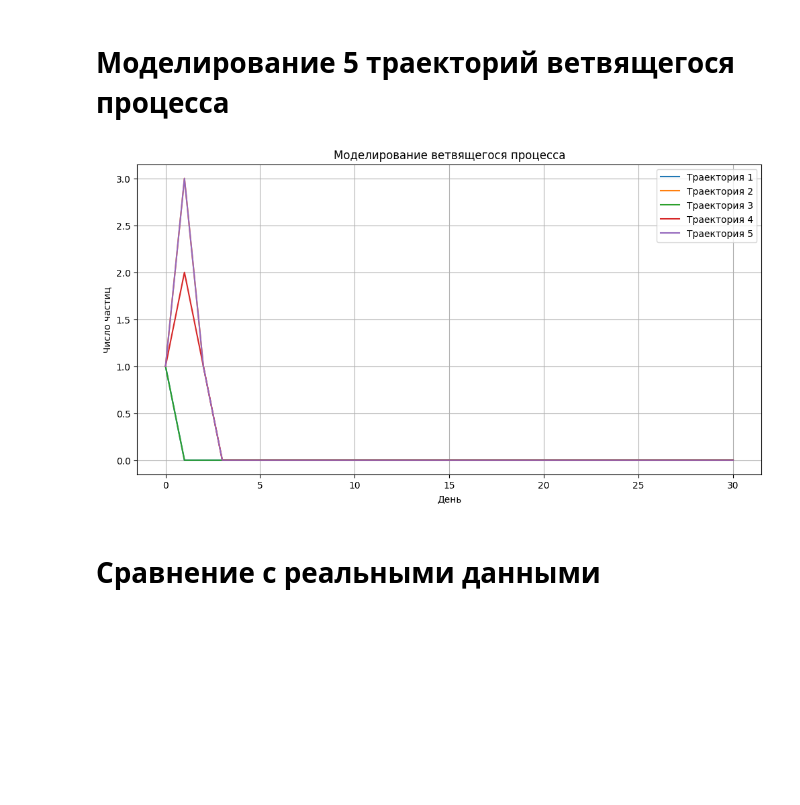
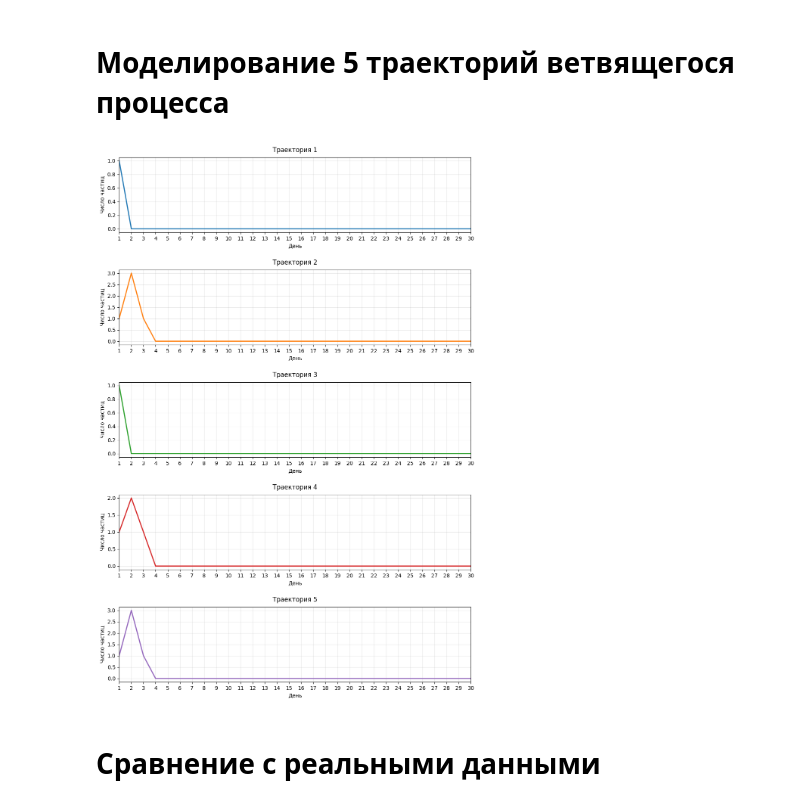
Before and after one commit to AntoninaRemizova/Minor, a Jupyter notebook: Ремизова_дз3_(Ветвящиеся_процессы).ipynb, the cells around one changed output. Saved outputs shown, nothing was run; the diff lists cells and outputs as text; code cells hidden in the pictures; blank space fills up the shorter version.

```diff
--- a/Ремизова_дз3_(Ветвящиеся_процессы).ipynb
+++ b/Ремизова_дз3_(Ветвящиеся_процессы).ipynb
@@ -97,33 +97,40 @@ else:
 # %% [markdown]
 # Моделирование 5 траекторий ветвящегося процесса
 # %%
-def simulate_branching_process(mu, days=30, trajectories=5):
+def simulate_branching_process(mu, days, trajectories):
     np.random.seed(42)
     all_trajectories = []
     for _ in range(trajectories):
         particles = [1]
         for day in range(1, days+1):
             new_particles = 0
             for _ in range(particles[-1]):
                 offspring = np.random.geometric(p=1/(mu + 1)) - 1
                 new_particles += offspring
             particles.append(new_particles)
         all_trajectories.append(particles)
     return all_trajectories
 
-trajectories = simulate_branching_process(mu_estimate, days=30, trajectories=5)
+trajectories = simulate_branching_process(mu_estimate, 30, 5)
 
-plt.figure(figsize=(12, 6))
-for i, traj in enumerate(trajectories):
-    plt.plot(traj, label=f'Траектория {i+1}')
-plt.title('Моделирование ветвящегося процесса')
-plt.xlabel('День')
-plt.ylabel('Число частиц')
-plt.legend()
-plt.grid()
+fig, axes = plt.subplots(nrows=5, ncols=1, figsize=(12, 18))
+plt.subplots_adjust(hspace=0.5)
+for i, (ax, traj) in enumerate(zip(axes, trajectories)):
+    ax.plot(traj, color=f'C{i}', linewidth=2)
+
+    ax.set_title(f'Траектория {i+1}', pad=10, fontsize=12)
+    ax.set_xlabel('День', fontsize=10)
+    ax.set_ylabel('Число частиц', fontsize=10)
+
+    ax.set_xticks(np.arange(0, 30, 1))
+    ax.set_xticklabels(np.arange(1, 31, 1))
+    ax.set_xlim(0, 29)
+    ax.grid(alpha=0.3)
+
+
 plt.show()
 # %% [output]
-[figure, old version]
+[figure, new version]
 # %% [markdown]
 # Сравнение с реальными данными
 # %%
```
